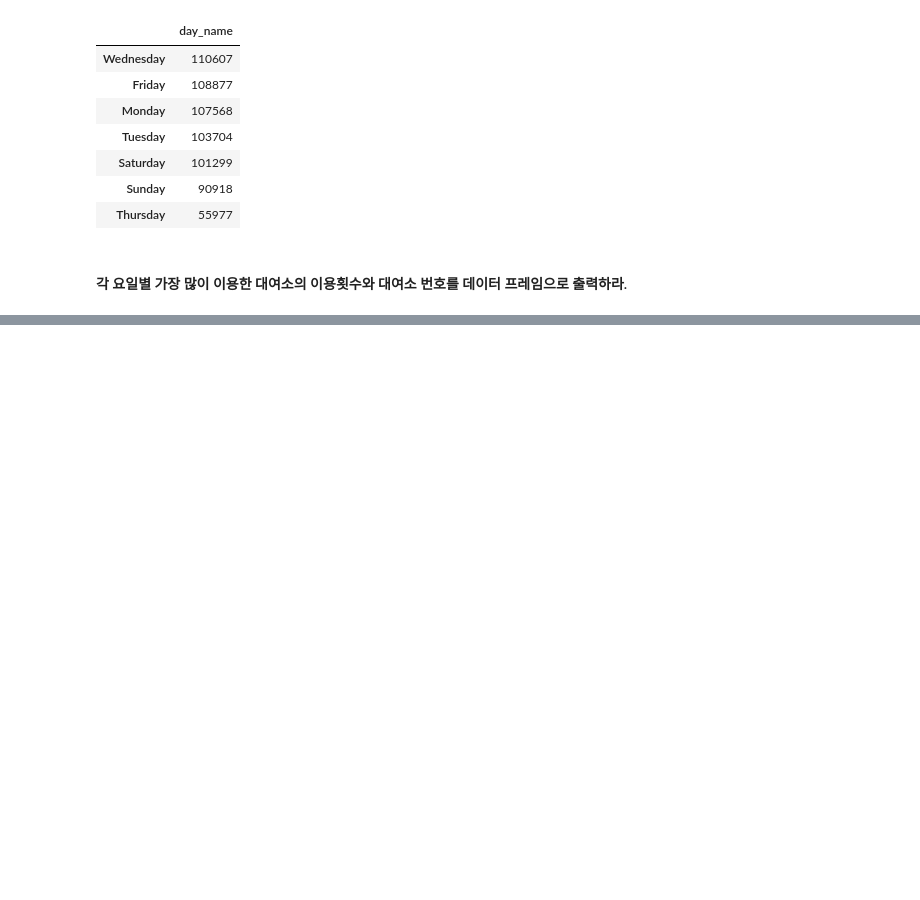
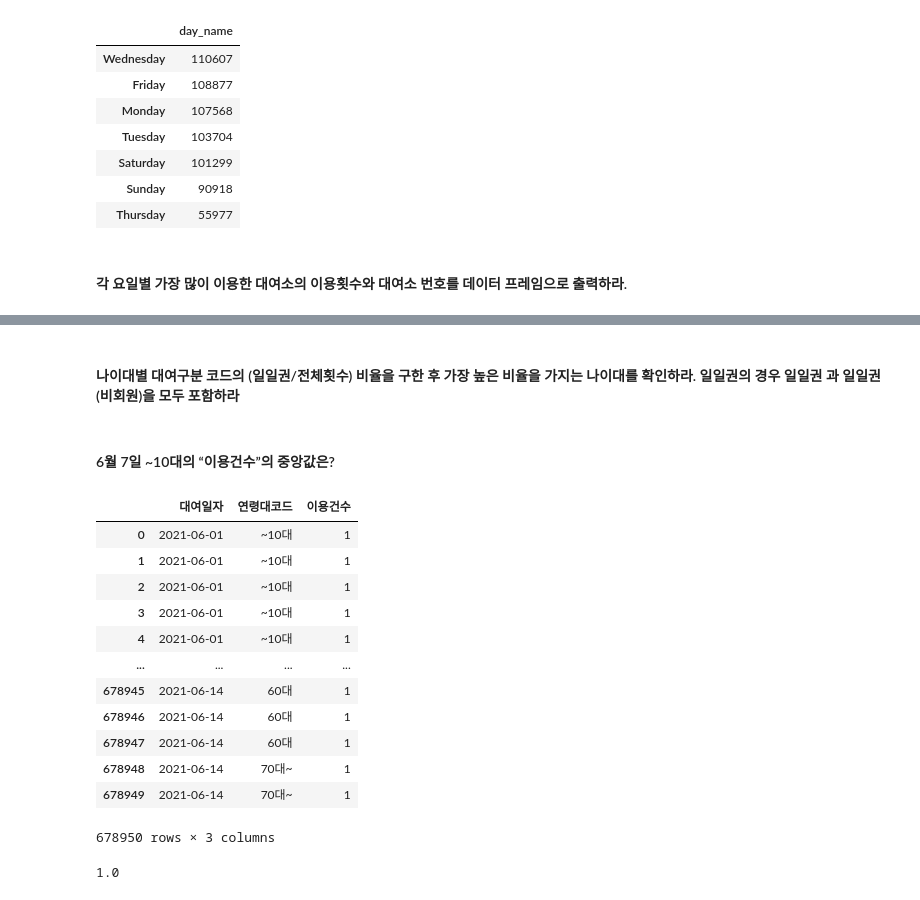
Before and after one commit to atimaby28/Pandas-Numpy, a Jupyter notebook: Pandas/Tutorial/Seoul Public Bicycle Utilization Data.ipynb, the cells around one changed output, grey strips where cells are left out. Saved outputs shown, nothing was run; the diff lists cells and outputs as text; code cells hidden in the pictures; blank space fills up the shorter version.

```diff
--- a/Pandas/Tutorial/Seoul Public Bicycle Utilization Data.ipynb
+++ b/Pandas/Tutorial/Seoul Public Bicycle Utilization Data.ipynb
@@ -108,0 +128,22 @@ result
+# %% [markdown]
+#### 나이대별 대여구분 코드의 (일일권/전체횟수) 비율을 구한 후 가장 높은 비율을 가지는 나이대를 확인하라. 일일권의 경우 일일권 과 일일권(비회원)을 모두 포함하라
+# %% [markdown]
+#### 6월 7일 ~10대의 “이용건수”의 중앙값은?
+# %%
+new_df = bike_df[['대여일자', '연령대코드', '이용건수']]
+
+new_df
+# %% [output]
+|  | 대여일자 | 연령대코드 | 이용건수 |
+| 0 | 2021-06-01 | ~10대 | 1 |
+| 1 | 2021-06-01 | ~10대 | 1 |
+| 2 | 2021-06-01 | ~10대 | 1 |
+| 3 | 2021-06-01 | ~10대 | 1 |
+| 4 | 2021-06-01 | ~10대 | 1 |
+| ... | ... | ... | ... |
+| 678945 | 2021-06-14 | 60대 | 1 |
+| 678946 | 2021-06-14 | 60대 | 1 |
+| 678947 | 2021-06-14 | 60대 | 1 |
+| 678948 | 2021-06-14 | 70대~ | 1 |
+| 678949 | 2021-06-14 | 70대~ | 1 |
+678950 rows × 3 columns
@@ -108,0 +152,4 @@ result
+# %%
+result
+# %% [output]
+1.0
```
Also changed, not shown: parts of 9 cells of this notebook, 3 other files.
